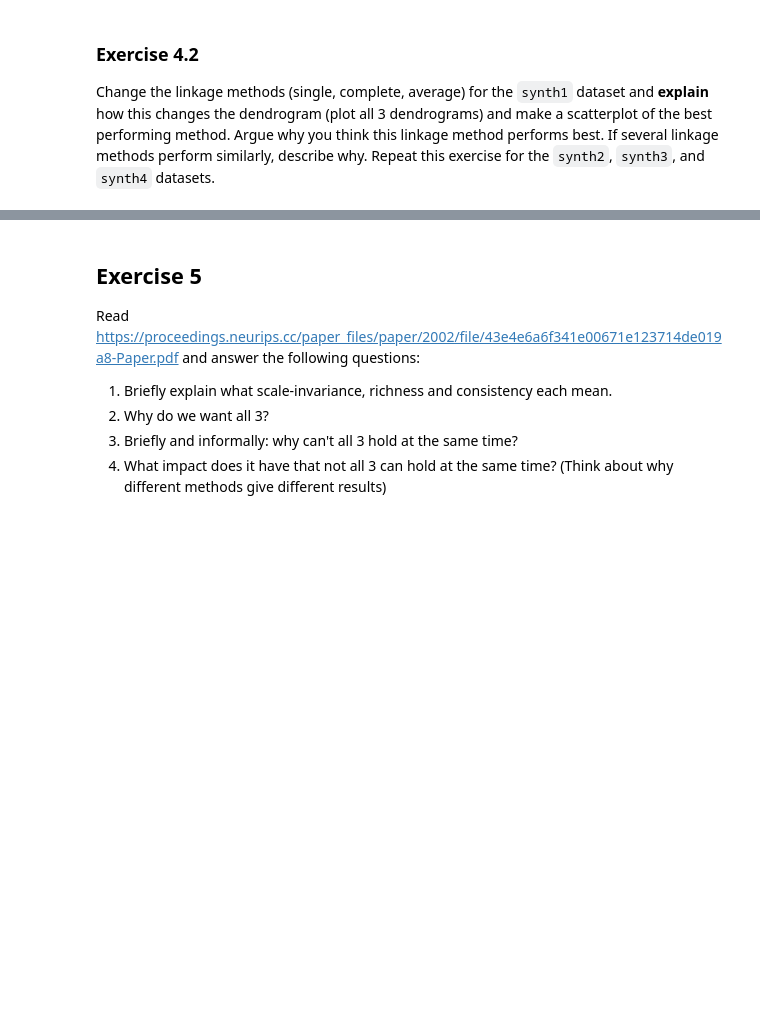
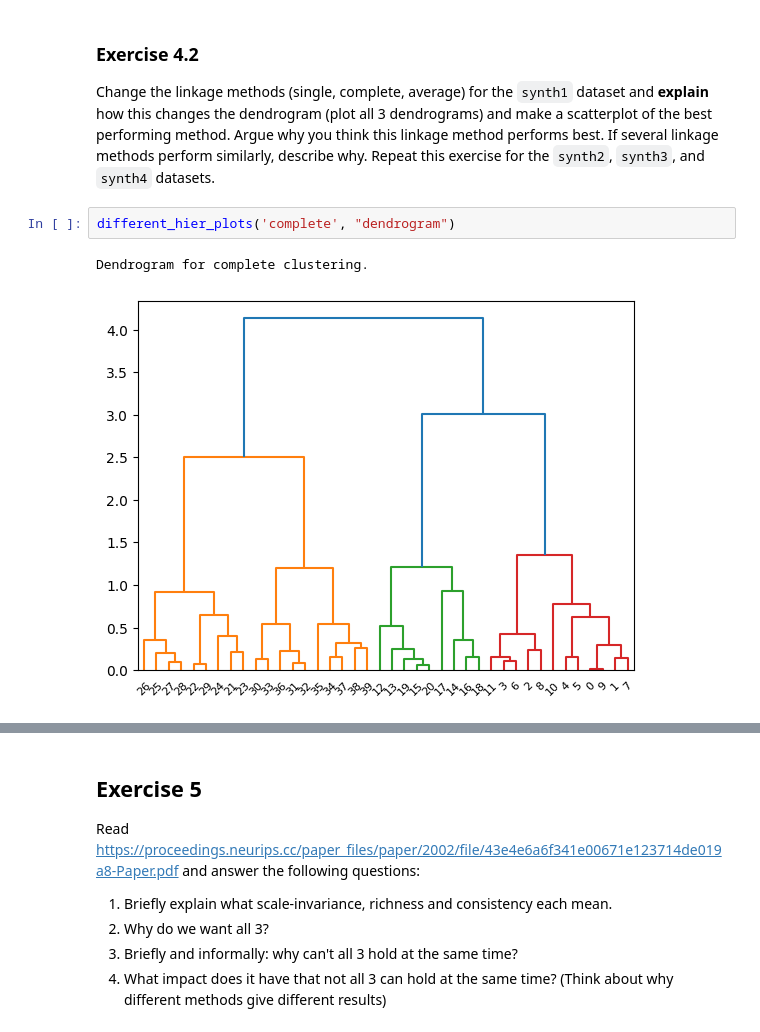
Before and after one commit to lanster42/Erasmus-Notes-25-26, a Jupyter notebook: Data mining and Machine learning/Assignment9/Assignment9_DMML.ipynb, the cells around one changed output, grey strips where cells are left out. Saved outputs shown, nothing was run; the diff lists cells and outputs as text; blank space fills up the shorter version.

```diff
--- a/Data mining and Machine learning/Assignment9/Assignment9_DMML.ipynb
+++ b/Data mining and Machine learning/Assignment9/Assignment9_DMML.ipynb
@@ -245,3 +256,8 @@ dendro = sch.dendrogram(clustering)
 # %% [markdown]
 ### Exercise 4.2
 Change the linkage methods (single, complete, average) for the `synth1` dataset and **explain** how this changes the dendrogram (plot all 3 dendrograms) and make a scatterplot of the best performing method. Argue why you think this linkage method performs best. If several linkage methods perform similarly, describe why. Repeat this exercise for the `synth2`, `synth3`, and `synth4` datasets.
+# %%
+different_hier_plots('complete', "dendrogram")
+# %% [output]
+Dendrogram for complete clustering.
+[figure, added]
```
Also changed, not shown: parts of 12 cells of this notebook, 8 other files.
